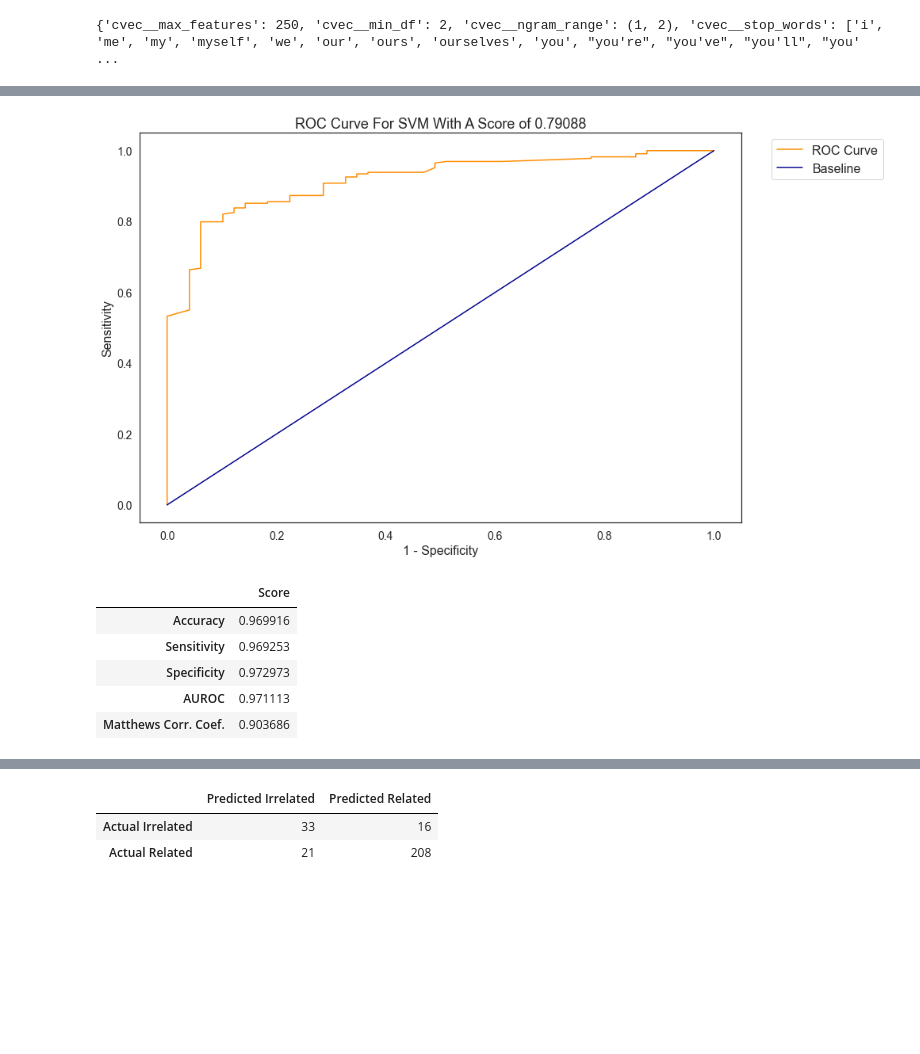
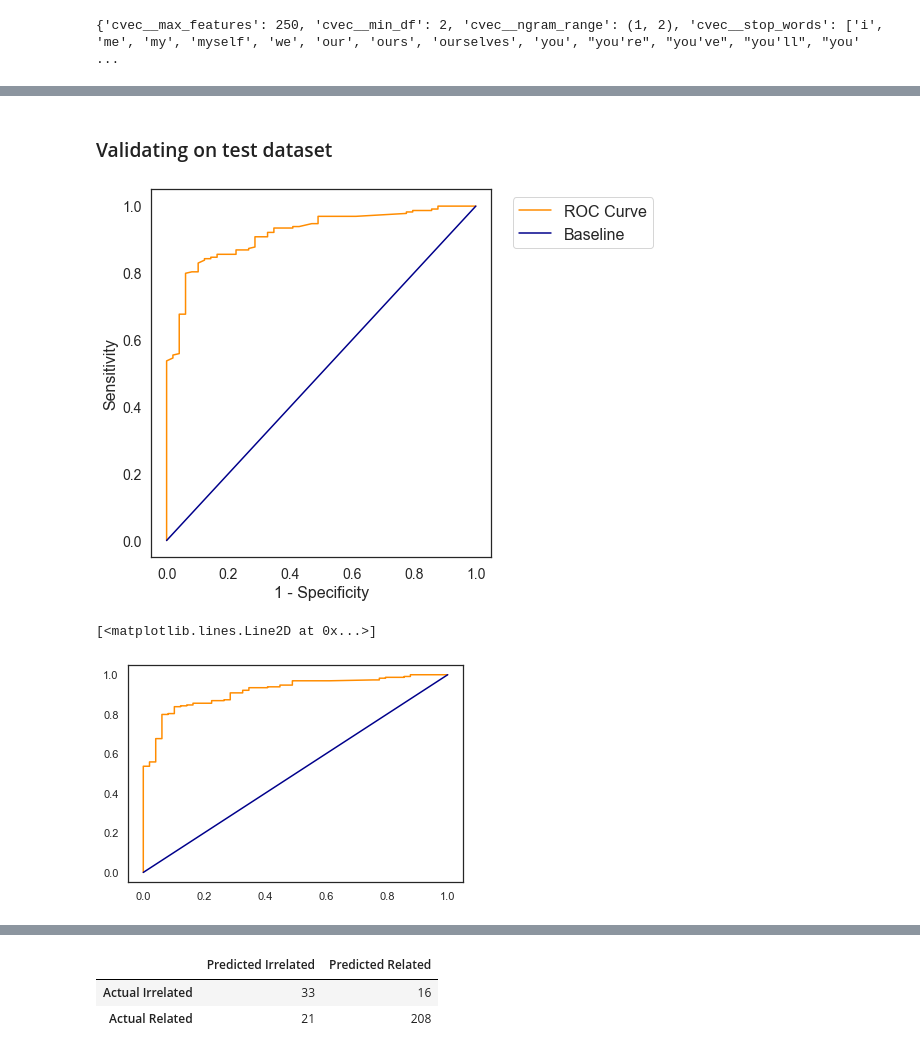
Before and after one commit to vivianyiny/eczema, a Jupyter notebook: Preprocessing & Modeling_tuning.ipynb, the cells around one changed output, grey strips where cells are left out. Saved outputs shown, nothing was run; the diff lists cells and outputs as text; code cells hidden in the pictures; blank space fills up the shorter version.

```diff
--- a/Preprocessing & Modeling_tuning.ipynb
+++ b/Preprocessing & Modeling_tuning.ipynb
@@ -213,9 +214,9 @@ cvec_pipe_params = {"cvec__max_features": [250],
                     "cvec__ngram_range" : [(1,2)],
                     "cvec__stop_words"  : [stopwords],
                     "cvec__min_df"      : [2],
-                    "svc__C"            : [1.8,2,2.2],
+                    "svc__C"            : [2.04,2.05,2.06],
                     "svc__kernel"       : ["linear"],
-                    "svc__gamma"        : [0.0001,0.00025,0.005],
+                    "svc__gamma"        : ['scale'],
                     "svc__probability"  : [True]}
 
 # Instantiating the grid search
@@ -246,20 +256,29 @@ cvec_svc_preds       = cvec_svc_gs.predict(X_test)
+# %% [markdown]
+### Validating on test dataset
 # %%
+# Generating test predictions
+
+cvec_svc_preds       = cvec_svc_gs.predict(X_test)
+
+cvec_svc_score       = cvec_svc_gs.decision_function(X_test)
+
+cvec_svc_proba       = cvec_svc_gs.predict_proba(X_test)[:,1]
+
+# plot test roc_curve#1
 graphs.roc_curve(model_prob  = cvec_svc_gs,
                  X_test      = X_test,
                  y_test      = y_test,
                  y_predicted = cvec_svc_preds,
                  title       = "ROC Curve For SVM",
-                 dim         = (14,8))
+                 dim         = (8,6))
 # %% [output]
-[figure, old version]
+[figure, new version]
-# %%
-# Training metrics
-
-metrics.binary_classification_summary(y_train, cvec_svc_train_preds)
-# %% [output]
-|  | Score |
-| Accuracy | 0.969916 |
-| Sensitivity | 0.969253 |
-| Specificity | 0.972973 |
-| AUROC | 0.971113 |
-| Matthews Corr. Coef. | 0.903686 |
+# %%
+# plot test roc_curve_proba#2
+
+cpfprs,cptprs,cpthresholds = roc_curve(y_test, cvec_svc_proba)
+plt.plot(cpfprs,cptprs,color='darkorange')
+plt.plot([0,1],[0,1],color='darkblue')
+# %% [output]
+[<matplotlib.lines.Line2D at 0x...>]
+[figure, added]
```
Also changed, not shown: parts of 17 cells of this notebook.
